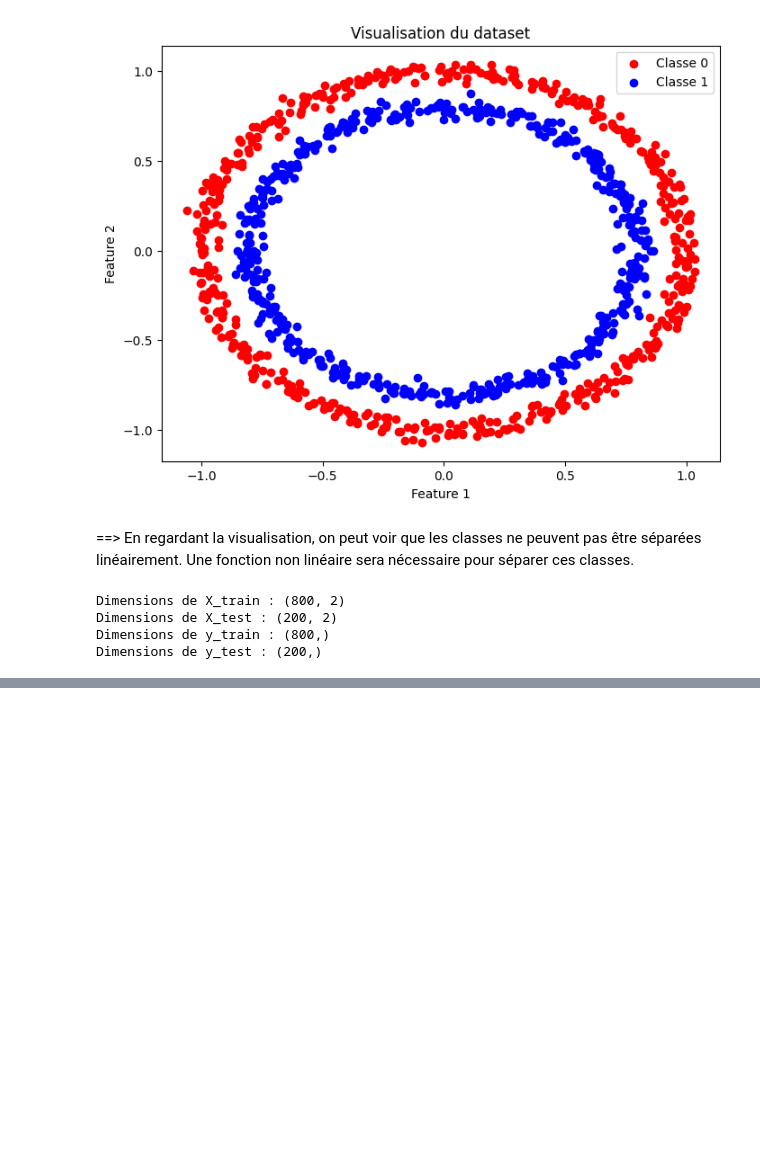
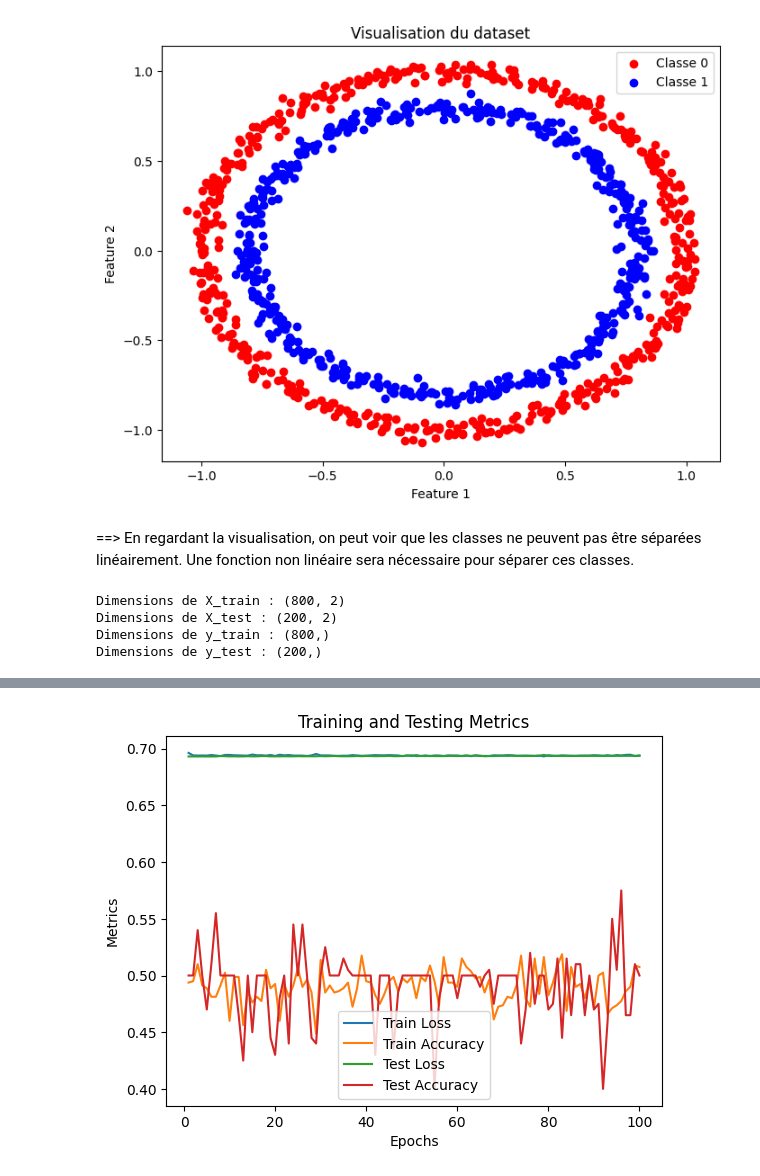
Before and after one commit to EyaRidene/DeepLearning_DNN, a Jupyter notebook: ClassificationBinaire.ipynb, the cells around one changed output, grey strips where cells are left out. Cells and saved outputs as stored; diff of their text form; code cells hidden in the pictures; blank space fills up the shorter version.

Commit message:
Classification binaire , le modèle FCNN

```diff
--- a/ClassificationBinaire.ipynb
+++ b/ClassificationBinaire.ipynb
@@ -41,0 +54,9 @@ Dimensions de y_test : (200,)
+# %%
+model = Sequential()
+# Couche entièrement connectée avec 100 neurones cachés
+model.add(Dense(100, activation='sigmoid', input_shape=(2,)))
+# Couche de sortie avec activation sigmoid
+model.add(Dense(1, activation='sigmoid'))
+
+# Affichage du résumé de l'architecture du modèle
+model.summary()
@@ -41,0 +77,6 @@ Dimensions de y_test : (200,)
+# %%
+# Compilation du modèle
+model.compile(loss='binary_crossentropy', optimizer=SGD(), metrics=['accuracy'])
+
+# Entrainement du modèle
+history = model.fit(X_train, y_train, epochs=100, batch_size=32, validation_data=(X_test, y_test), verbose=1)
@@ -41,0 +101,14 @@ Dimensions de y_test : (200,)
+# %%
+# Affichage de la progression du modèle toutes les 10 époques
+epochs = range(1, 101)
+plt.plot(epochs, history.history['loss'], label='Train Loss')
+plt.plot(epochs, history.history['accuracy'], label='Train Accuracy')
+plt.plot(epochs, history.history['val_loss'], label='Test Loss')
+plt.plot(epochs, history.history['val_accuracy'], label='Test Accuracy')
+plt.xlabel('Epochs')
+plt.ylabel('Metrics')
+plt.title('Training and Testing Metrics')
+plt.legend()
+plt.show()
+# %% [output]
+[figure, added]
```
Also changed, not shown: parts of 9 cells of this notebook, 2 other files.
